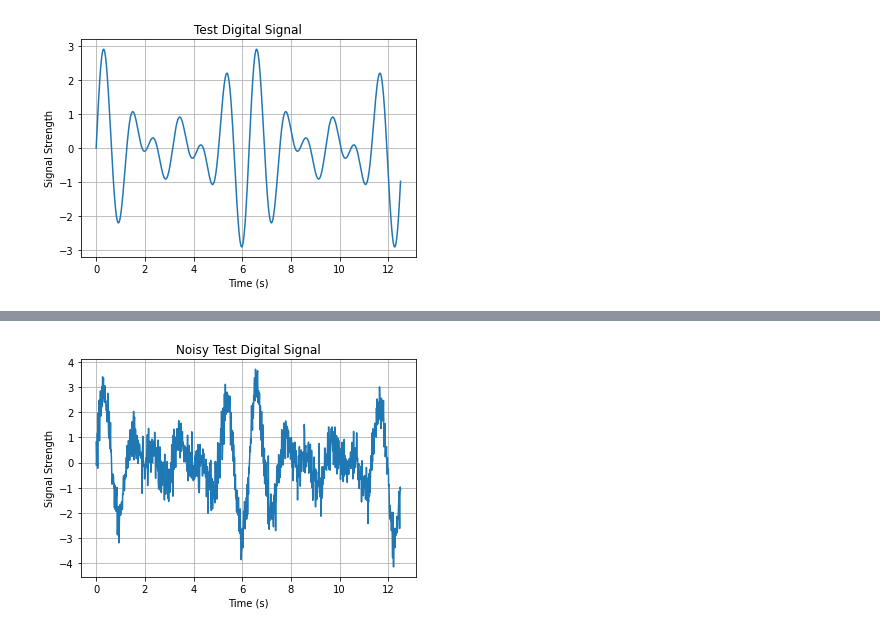
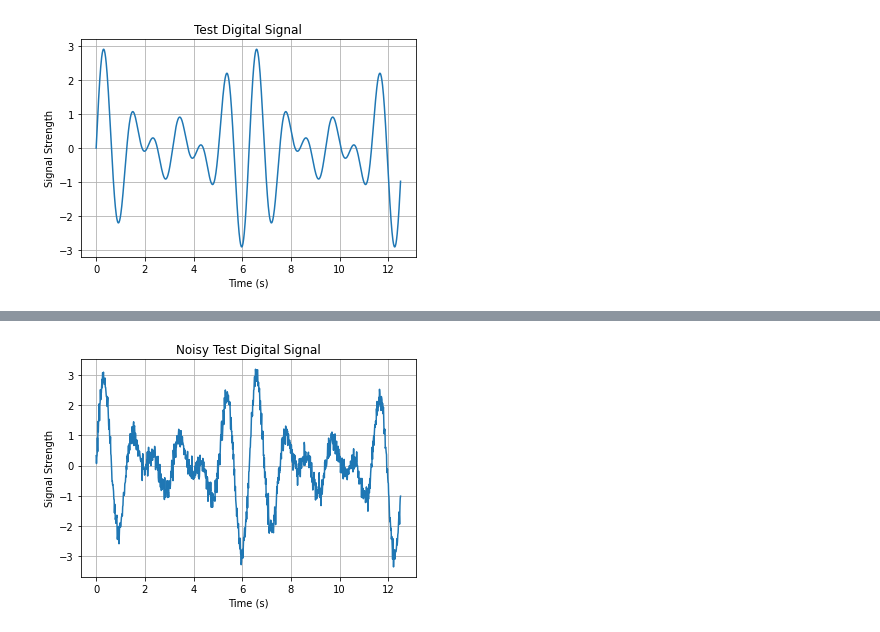
Before and after one commit to JSheare/Computational-Physics, a Jupyter notebook: Final Project.ipynb, the cells around one changed output, grey strips where cells are left out. Cells and saved outputs as stored; diff of their text form; code cells hidden in the pictures.

```diff
--- a/Final Project.ipynb
+++ b/Final Project.ipynb
@@ -74,18 +87,18 @@ def add_noise(signal, noise_amplitude, seed_n=None):
 # %%
 n_sample_points = 1000
 sample_spacing = 1/80
 times, signal = test_signal(n_sample_points, sample_spacing)
 seed_n = 1
-noise_amplitude = 0.5
+noise_amplitude = 0.2
 noisy_signal = add_noise(signal, noise_amplitude, seed_n)
 plt.plot(times, noisy_signal)
 plt.xlabel('Time (s)')
 plt.ylabel('Signal Strength')
 plt.title('Noisy Test Digital Signal')
 plt.grid()
 plt.show()
 # %% [output]
-[figure, old version]
+[figure, new version]
 # %%
 frequencies, noisy_signal_fft = ft(n_sample_points, sample_spacing, times, noisy_signal)
 noisy_power_spectrum = np.abs(noisy_signal_fft)**2
```
Also changed, not shown: parts of 14 cells of this notebook.
